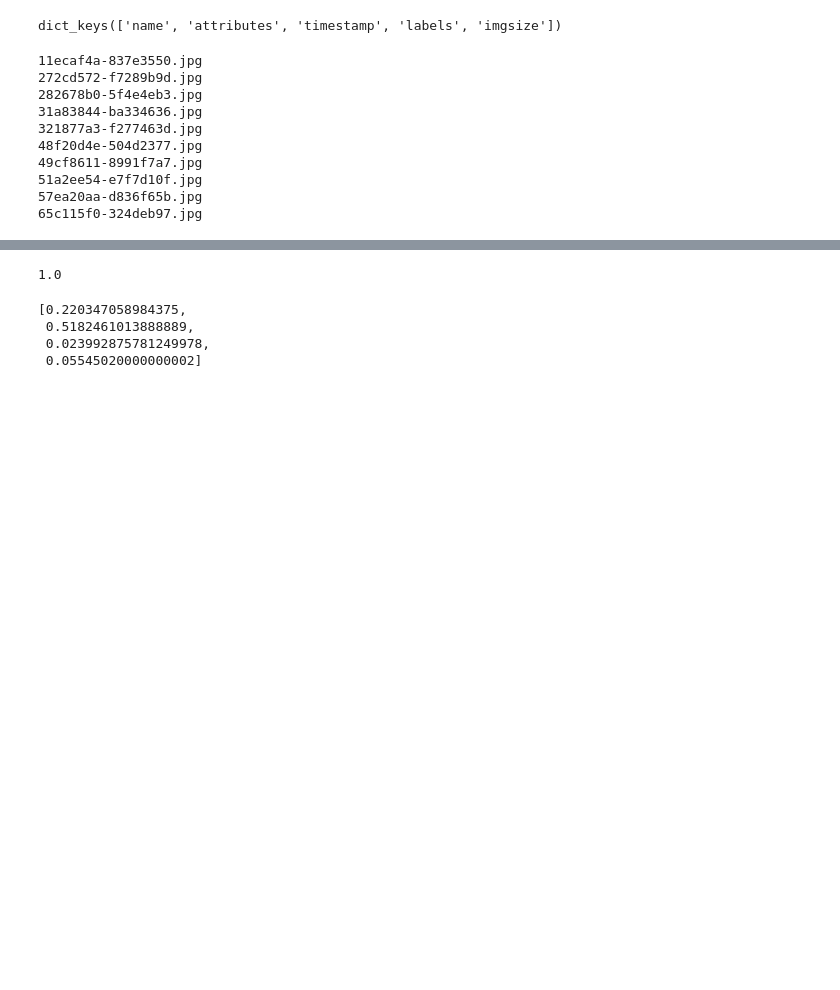
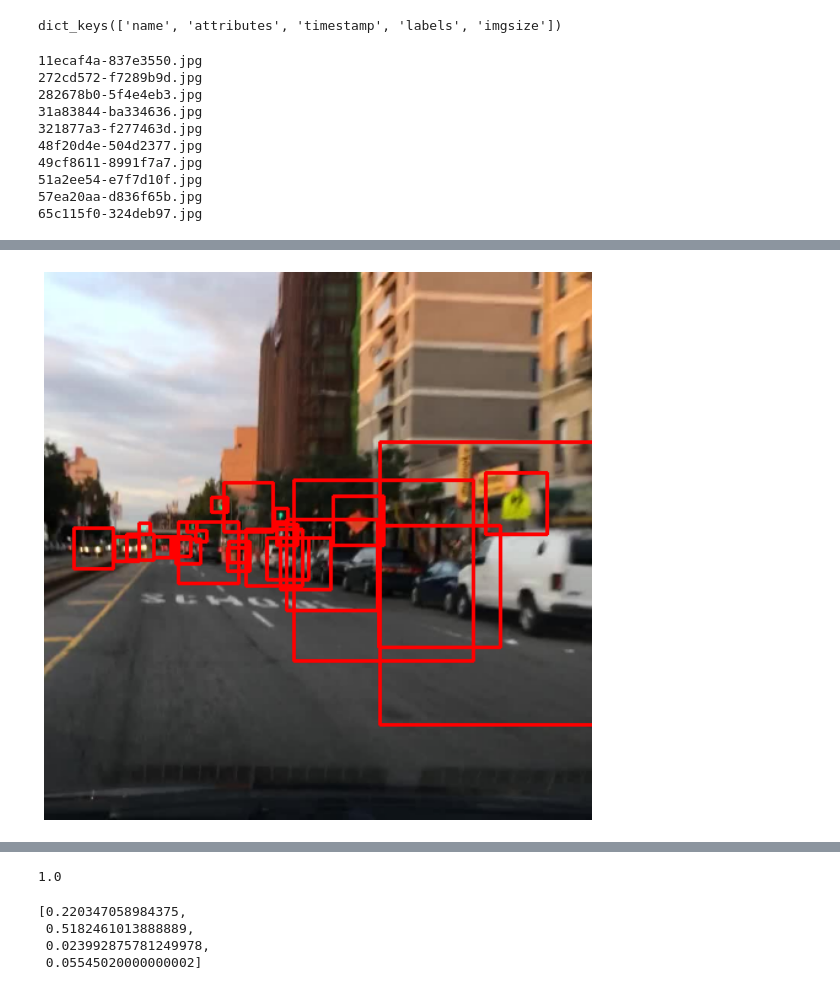
Before and after one commit to watanka/OBJECT_DETECTION, a Jupyter notebook: YOLOv1.ipynb, the cells around one changed output, grey strips where cells are left out. Cells and saved outputs as stored; diff of their text form; code cells hidden in the pictures; blank space fills up the shorter version.

```diff
--- a/YOLOv1.ipynb
+++ b/YOLOv1.ipynb
@@ -219,4 +315,6 @@ def visualize(image, bboxes, category_ids):
     plt.axis('off')
     plt.imshow(img)
 # %%
-visualize(img, label_grid)
+visualize(img, bboxes, labels)
+# %% [output]
+[figure, added]
```
Also changed, not shown: parts of 12 cells of this notebook, 1 other file.
